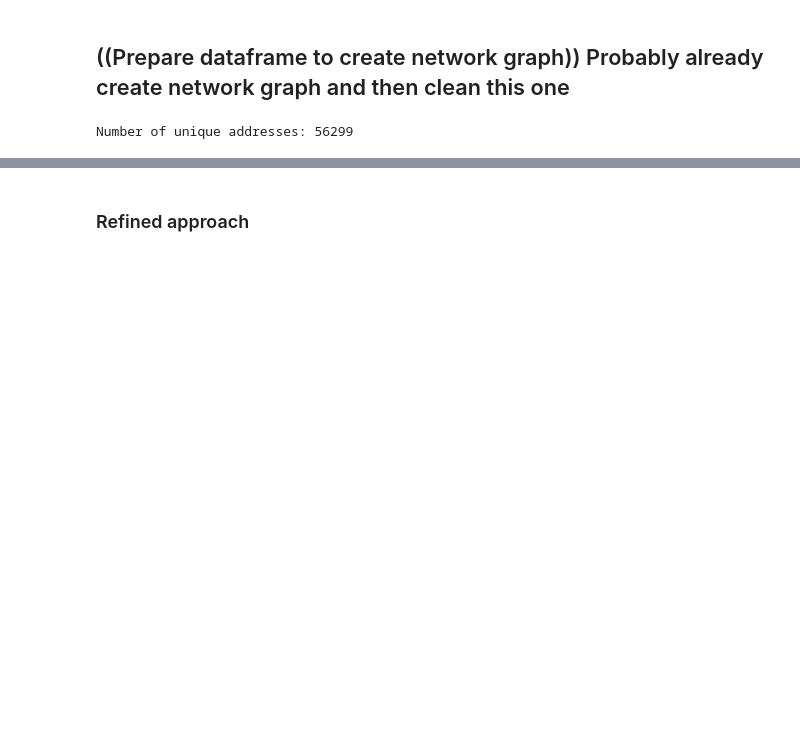
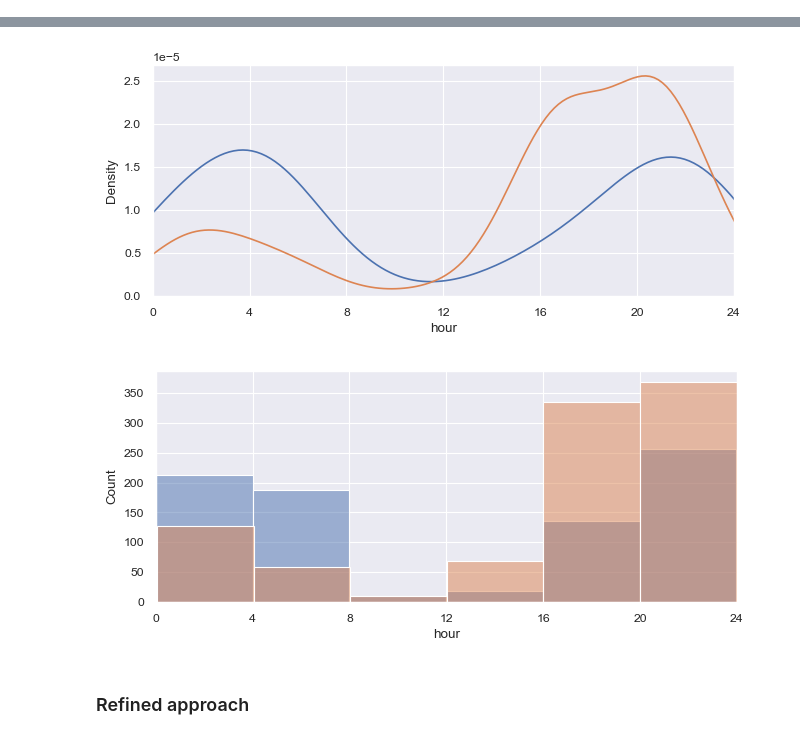
Before and after one commit to dariothuerkauf/address-clustering, a Jupyter notebook: python/node-embedding.ipynb, the cells around one changed output, grey strips where cells are left out. Drawn from its saved outputs; the diff is of its cells as text; code cells hidden in the pictures; blank space fills up the shorter version.

```diff
--- a/python/node-embedding.ipynb
+++ b/python/node-embedding.ipynb
@@ -65,12 +170,3 @@ all_transfers_df
-# %% [markdown]
-## ((Prepare dataframe to create network graph)) Probably already create network graph and then clean this one
-# %%
-## Remove self-loops, count number of interactions
-graph_df = prepare_dataframe(all_transfers)
-graph_df
-
-# # Count unique addresses
-unique_addresses = pd.concat([graph_df['address1'], graph_df['address2']]).nunique()
-print(f"Number of unique addresses: {unique_addresses}")
-# %% [output]
-Number of unique addresses: 56299
+# %%
+show_patterns(all_transfers_df, ['0xc939519869c946e4bdca8fd0b6459048c4aebae2','0xe1eedbd1e08478707c794e7e8b1ee623f5fa6d64'], hour_bins=6, show_kde=True)
+# %% [output]
@@ -77,3 +175,5 @@ Number of unique addresses: 56299
+[figure, added]
+[figure, added]
 # %% [markdown]
 ### Refined approach
 # %%
```
Also changed, not shown: parts of 34 cells of this notebook.
